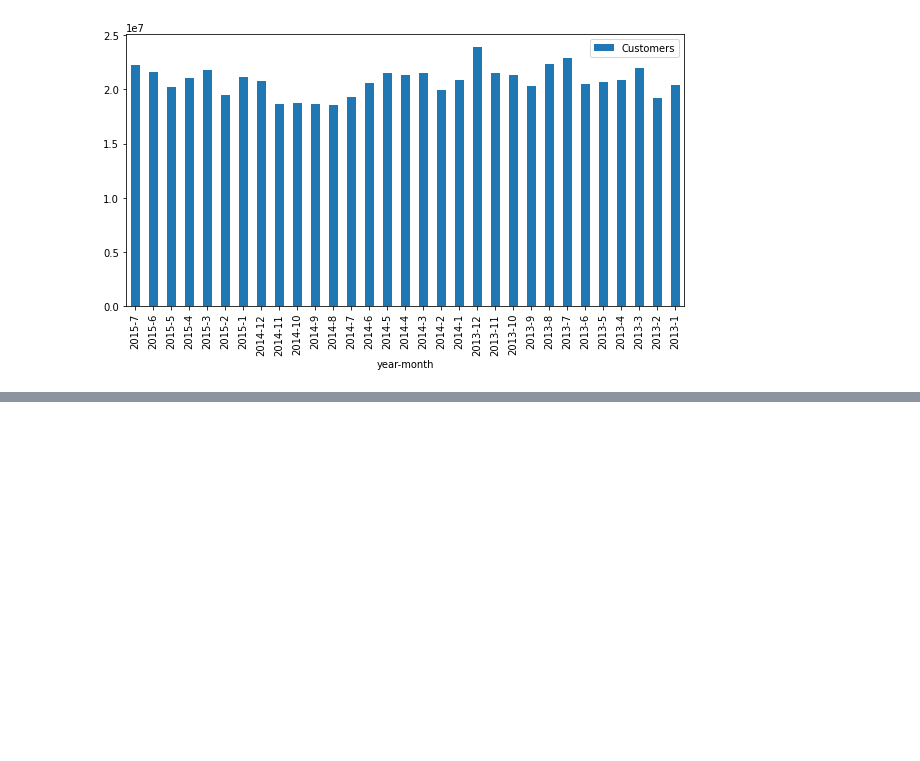
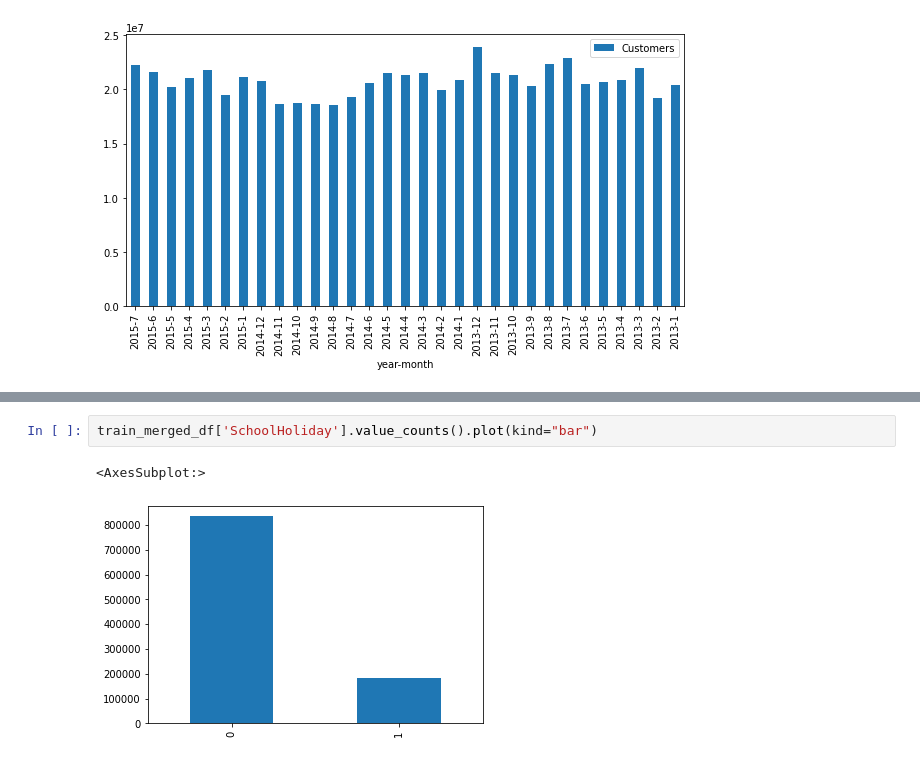
Before and after one commit to tesfayealex/Pharmaceutical-Sales-prediction, a Jupyter notebook: notebooks/EDA.ipynb, the cells around one changed output, grey strips where cells are left out. Drawn from its saved outputs; the diff is of its cells as text; blank space fills up the shorter version.

```diff
--- a/notebooks/EDA.ipynb
+++ b/notebooks/EDA.ipynb
@@ -440,0 +482,5 @@ plotter.plot_bar(store_combo.head(30),'Store','Sales','Stores With Top Sales Num
+# %%
+train_merged_df['SchoolHoliday'].value_counts().plot(kind="bar")
+# %% [output]
+<AxesSubplot:>
+[figure, added]
```
Also changed, not shown: parts of 32 cells of this notebook.
